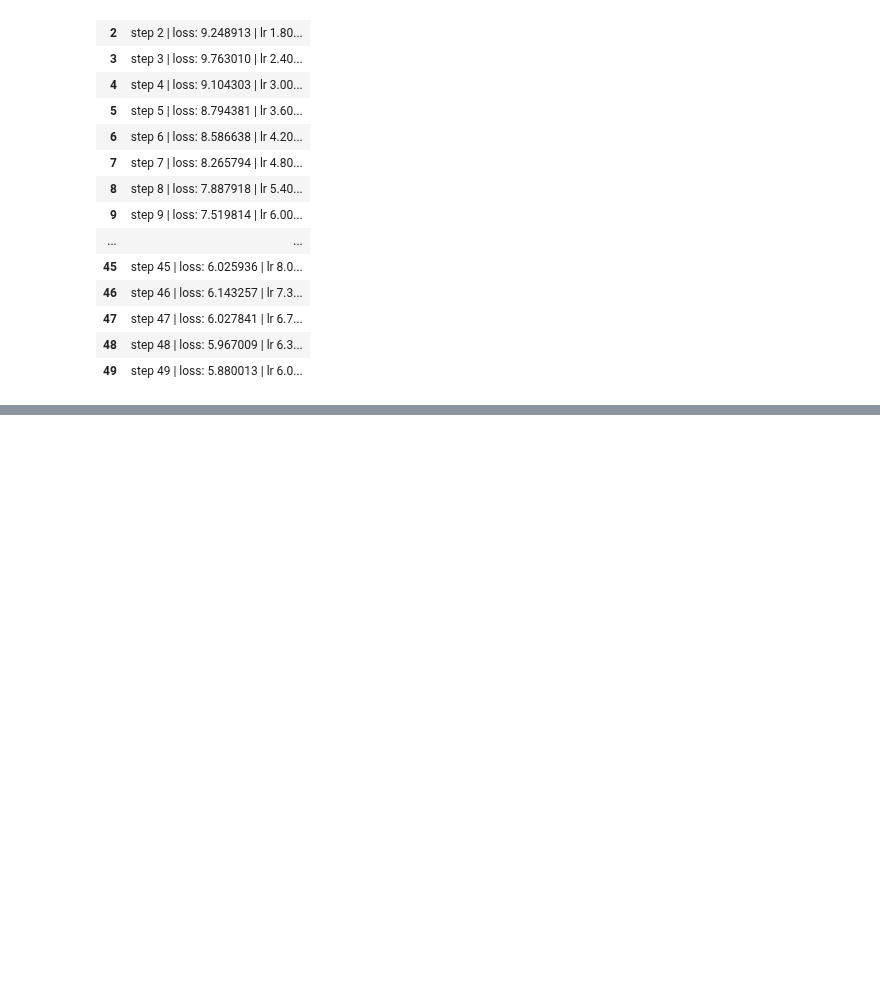
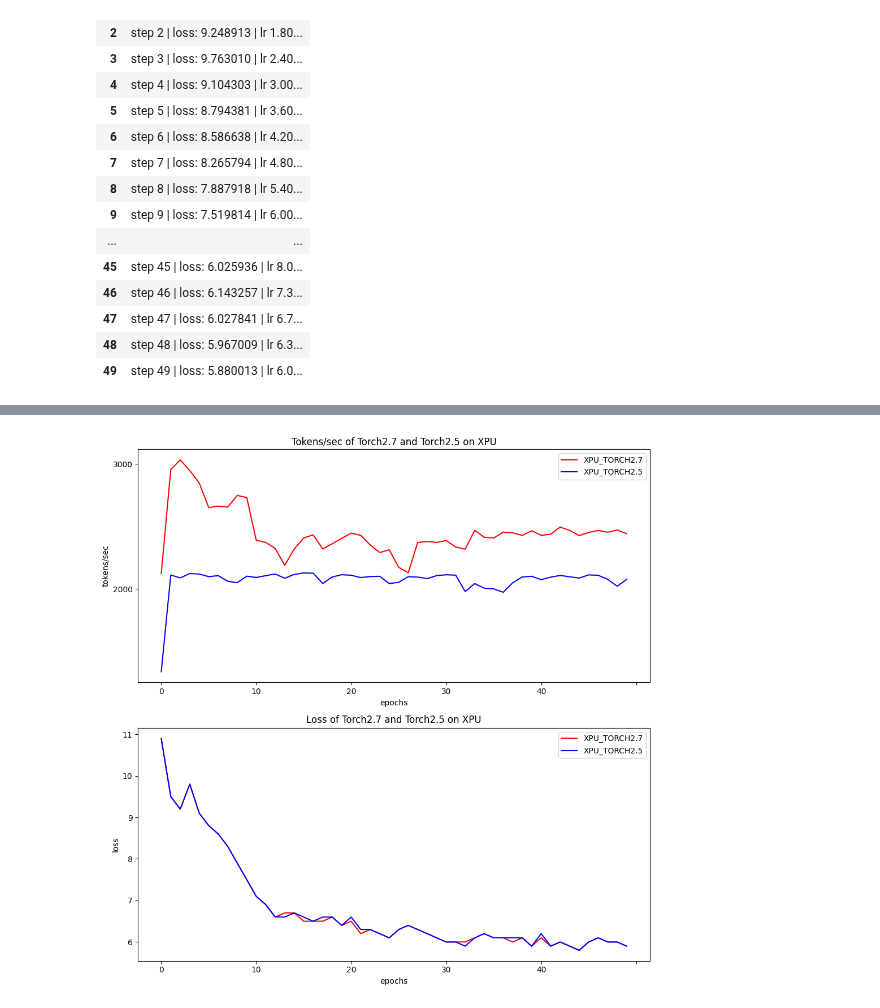
Before and after one commit to yingding/llm-train, a Jupyter notebook: gpt-2/eval/eval.ipynb, the cells around one changed output, grey strips where cells are left out. Drawn from its saved outputs; the diff is of its cells as text; code cells hidden in the pictures; blank space fills up the shorter version.

```diff
--- a/gpt-2/eval/eval.ipynb
+++ b/gpt-2/eval/eval.ipynb
@@ -71,3 +77,8 @@ plt.show()
+# %%
+# Call the function to plot the metrics
+plot_metrics(df_1=df_xpu_tc27_parsed, df_2=df_xpu_tc25_parsed, label_1='XPU_TORCH2.7', label_2='XPU_TORCH2.5', title_1='Tokens/sec of Torch2.7 and Torch2.5 on XPU', title_2='Loss of Torch2.7 and Torch2.5 on XPU')
+# %% [output]
+[figure, added]
 # %%
 # create a subplot using matplotlib to show the loss of mps and xpu
 # with the step on x-axis and loss on y-axis
```
Also changed, not shown: parts of 5 cells of this notebook, 1 other file.
